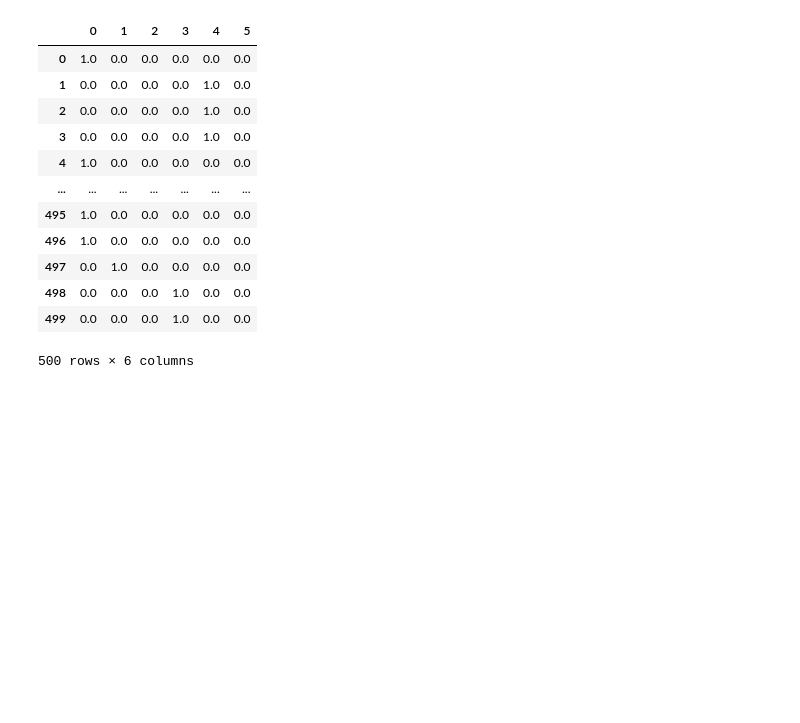
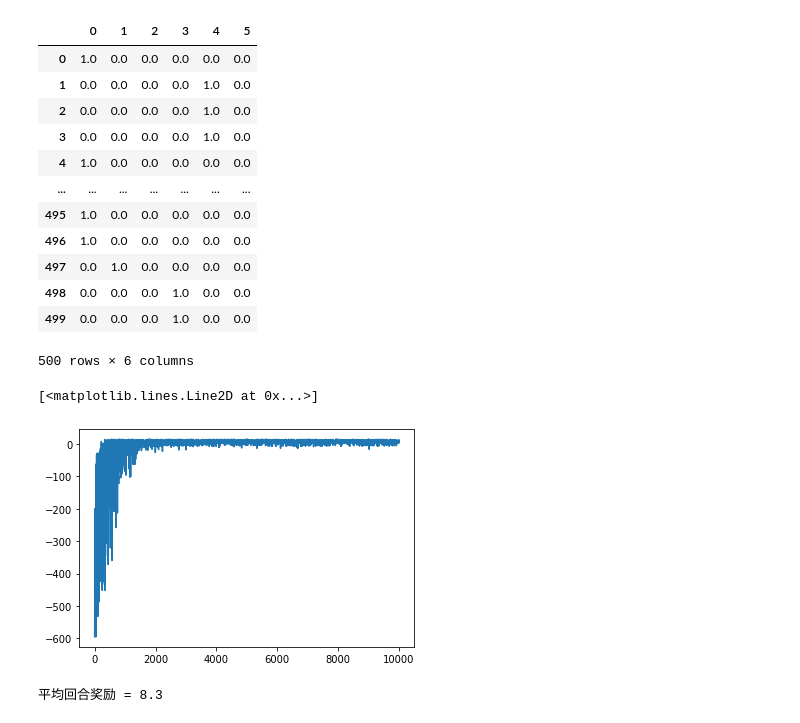
Before and after one commit to quqixun/RL-Python-Pytorch, a Jupyter notebook: Chapter5-时序差分价值迭代/5.4-案例：出租车调度.ipynb, the cells around one changed output. Cells and saved outputs as stored; diff of their text form; code cells hidden in the pictures; blank space fills up the shorter version.

```diff
--- a/Chapter5-时序差分价值迭代/5.4-案例：出租车调度.ipynb
+++ b/Chapter5-时序差分价值迭代/5.4-案例：出租车调度.ipynb
@@ -251,3 +251,49 @@ pd.DataFrame(policy)
 | 498 | 0.0 | 0.0 | 0.0 | 1.0 | 0.0 | 0.0 |
 | 499 | 0.0 | 0.0 | 0.0 | 1.0 | 0.0 | 0.0 |
 500 rows × 6 columns
+# %%
+# Q学习智能体
+
+class QLearningAgent(object):
+
+    def __init__(self, env, gamma=0.9, learning_rate=0.1, epsilon=0.01):
+        self.gamma = gamma
+        self.learning_rate = learning_rate
+        self.epsilon = epsilon
+        self.action_n = env.action_space.n
+        self.q = np.zeros((env.observation_space.n, env.action_space.n))
+        return
+
+    def decide(self, state):
+        if np.random.uniform() > self.epsilon:
+            action = self.q[state].argmax()
+        else:
+            action = np.random.randint(self.action_n)
+        return action
+
+    def learn(self, state, action, reward, next_state, done):
+        u = reward + self.gamma * self.q[next_state].max() * (1.0 - done)
+        td_error = u - self.q[state, action]
+        self.q[state, action] += self.learning_rate * td_error
+        return
+# %%
+# 训练Q学习
+
+agent = QLearningAgent(env)
+episodes = 10000
+episode_rewards = []
+for _ in tqdm(range(episodes)):
+    episode_reward = play_qlearning(env, agent, train=True)
+    episode_rewards.append(episode_reward)
+plt.plot(episode_rewards)
+# %% [output]
+[<matplotlib.lines.Line2D at 0x...>]
+[figure, added]
+# %%
+# 测试Q学习算法
+
+agent.epsilon = 0.0
+episode_rewards = [play_qlearning(env, agent) for _ in range(100)]
+print('平均回合奖励 = {} '.format(np.mean(episode_rewards)))
+# %% [output]
+平均回合奖励 = 8.3
```
Also changed, not shown: parts of 12 cells of this notebook.
